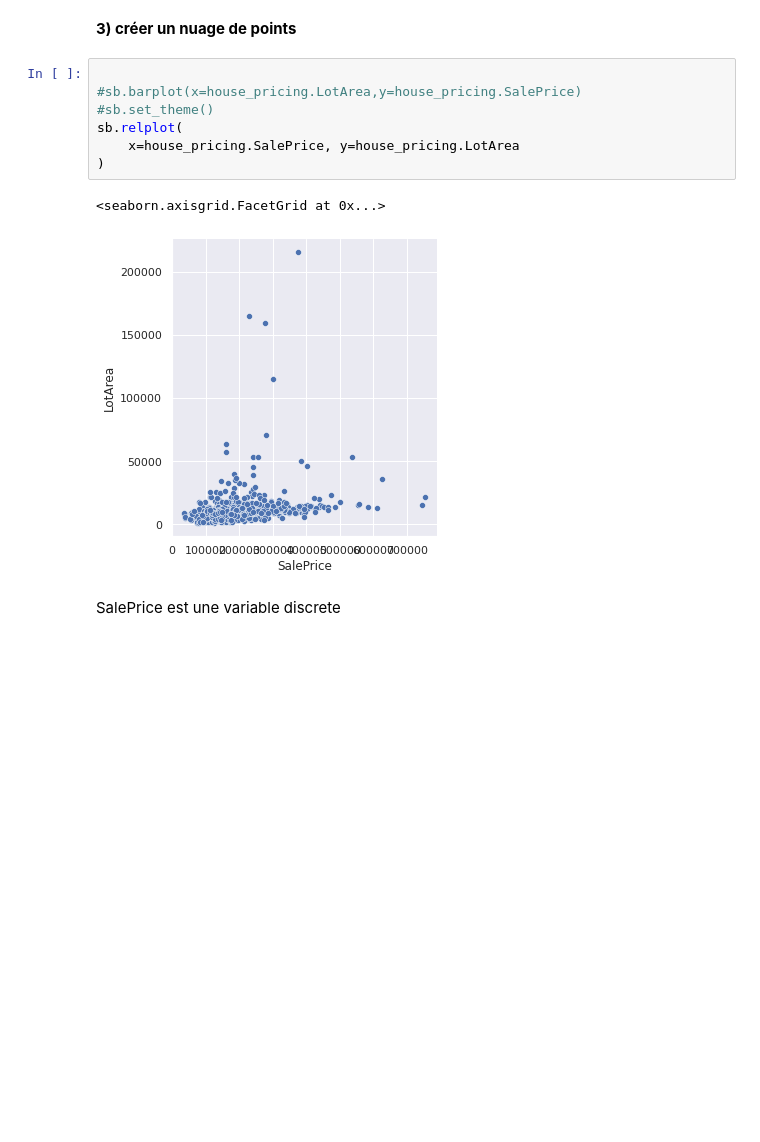
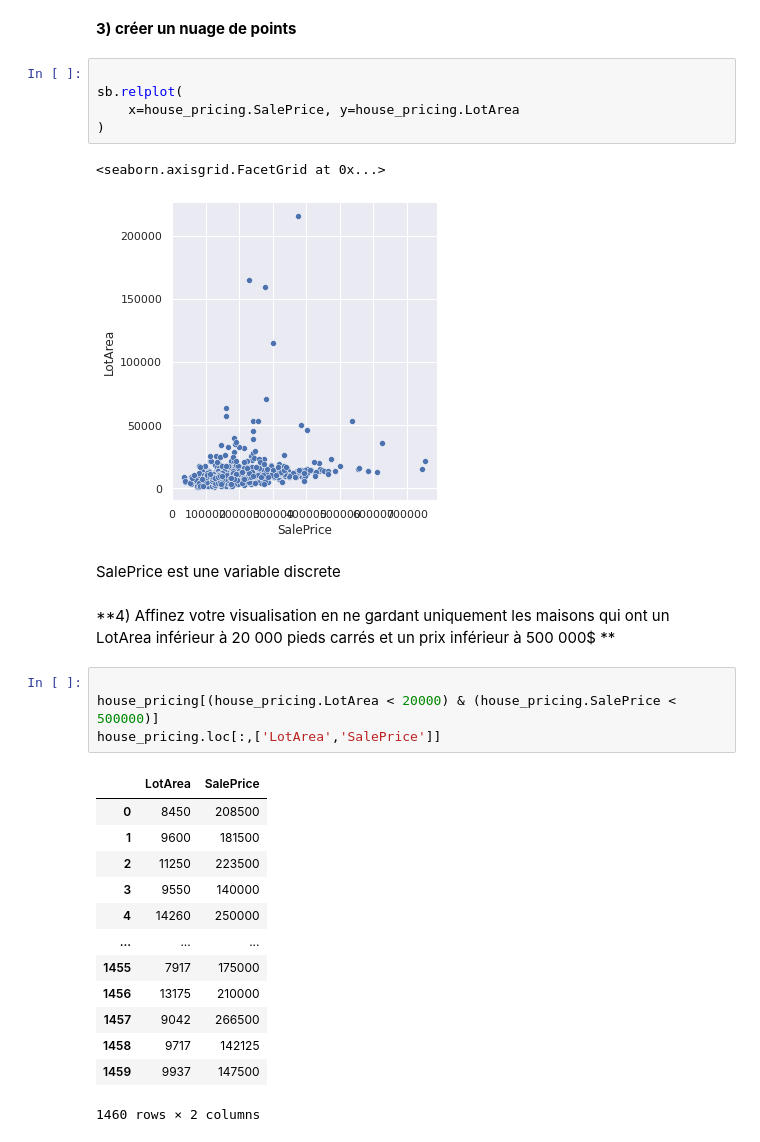
Before and after one commit to LamaElkhouk/pythonh3hitema, a Jupyter notebook: introduction_analyse_données.ipynb, the cells around one changed output. Cells and saved outputs as stored; diff of their text form; blank space fills up the shorter version.

```diff
--- a/introduction_analyse_données.ipynb
+++ b/introduction_analyse_données.ipynb
@@ -136,8 +136,6 @@ les variables qualitatives =>
 **3) créer un nuage de points**
 # %%
 
-#sb.barplot(x=house_pricing.LotArea,y=house_pricing.SalePrice)
-#sb.set_theme()
 sb.relplot(
     x=house_pricing.SalePrice, y=house_pricing.LotArea
 )
@@ -146,3 +144,23 @@ sb.relplot(
 [figure]
 # %% [markdown]
 SalePrice est une variable discrete
+# %% [markdown]
+**4) Affinez votre visualisation en ne gardant uniquement les maisons qui ont un LotArea inférieur à 20 000 pieds carrés et un prix inférieur à 500 000$ **
+# %%
+
+house_pricing[(house_pricing.LotArea < 20000) & (house_pricing.SalePrice < 500000)]
+house_pricing.loc[:,['LotArea','SalePrice']]
+# %% [output]
+|  | LotArea | SalePrice |
+| 0 | 8450 | 208500 |
+| 1 | 9600 | 181500 |
+| 2 | 11250 | 223500 |
+| 3 | 9550 | 140000 |
+| 4 | 14260 | 250000 |
+| ... | ... | ... |
+| 1455 | 7917 | 175000 |
+| 1456 | 13175 | 210000 |
+| 1457 | 9042 | 266500 |
+| 1458 | 9717 | 142125 |
+| 1459 | 9937 | 147500 |
+1460 rows × 2 columns
```
Also changed, not shown: parts of 4 cells of this notebook.
